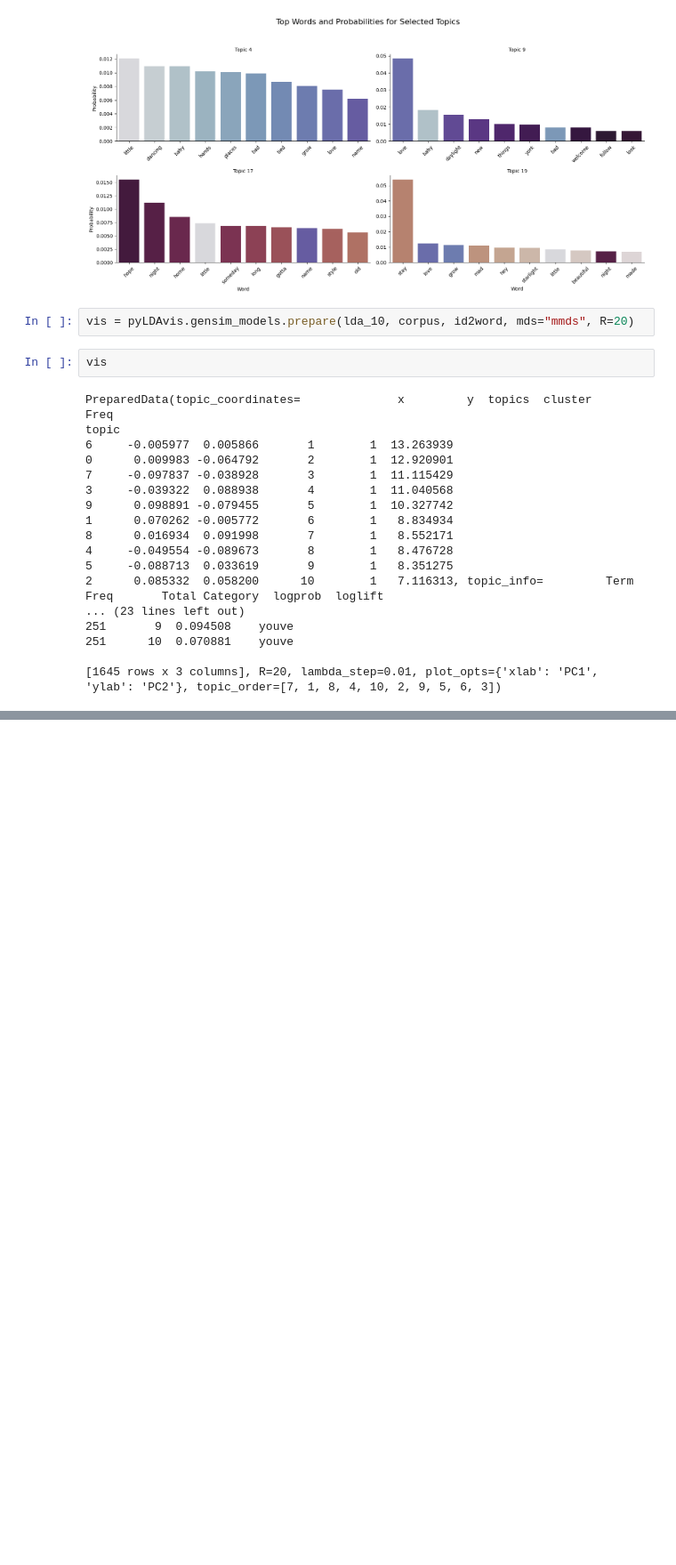
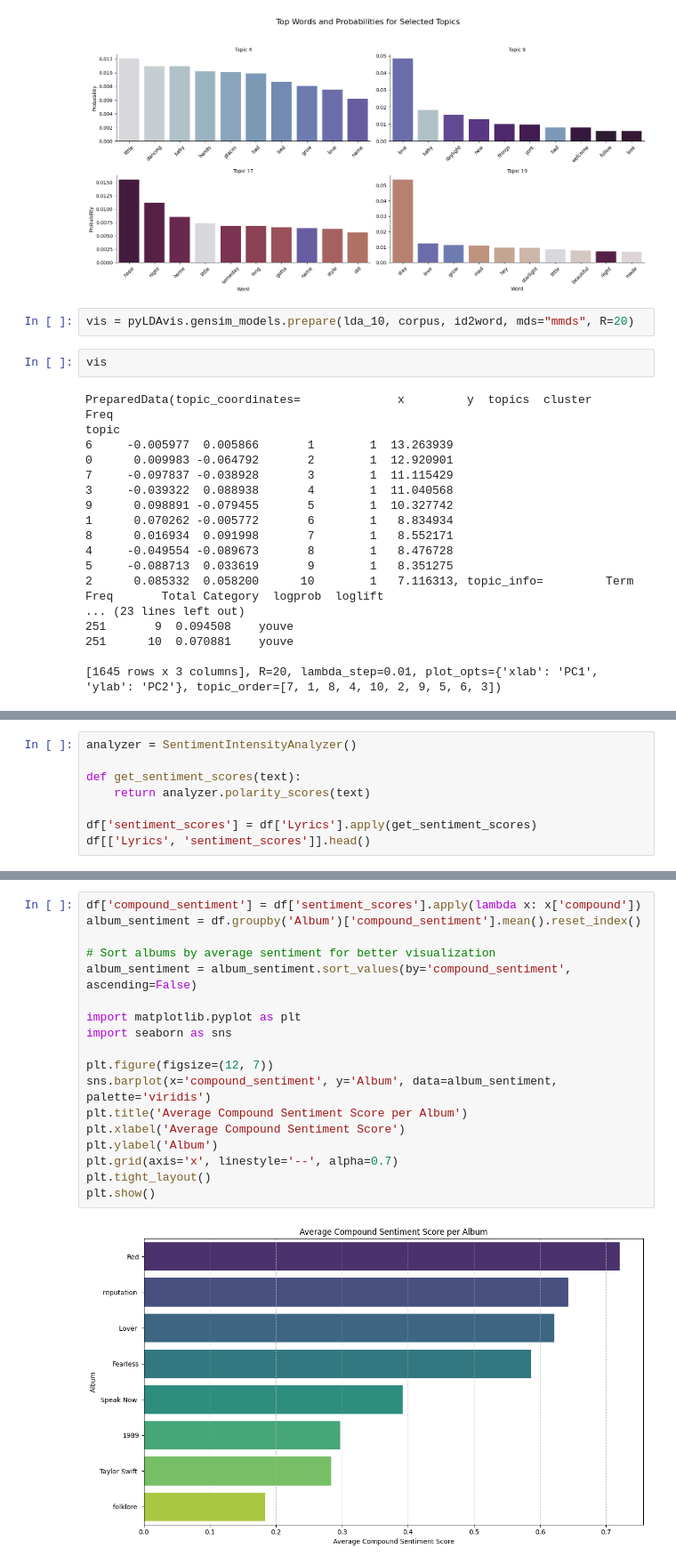
Before and after one commit to Sigurd-RW/lis4693, a Jupyter notebook: final project/Final_Project.ipynb, the cells around one changed output, grey strips where cells are left out. Shown at 89% size. Cells and saved outputs as stored; diff of their text form; blank space fills up the shorter version.

```diff
--- a/final project/Final_Project.ipynb
+++ b/final project/Final_Project.ipynb
@@ -314,0 +326,8 @@ topic
+# %%
+analyzer = SentimentIntensityAnalyzer()
+
+def get_sentiment_scores(text):
+    return analyzer.polarity_scores(text)
+
+df['sentiment_scores'] = df['Lyrics'].apply(get_sentiment_scores)
+df[['Lyrics', 'sentiment_scores']].head()
@@ -314,0 +341,20 @@ topic
+# %%
+df['compound_sentiment'] = df['sentiment_scores'].apply(lambda x: x['compound'])
+album_sentiment = df.groupby('Album')['compound_sentiment'].mean().reset_index()
+
+# Sort albums by average sentiment for better visualization
+album_sentiment = album_sentiment.sort_values(by='compound_sentiment', ascending=False)
+
+import matplotlib.pyplot as plt
+import seaborn as sns
+
+plt.figure(figsize=(12, 7))
+sns.barplot(x='compound_sentiment', y='Album', data=album_sentiment, palette='viridis')
+plt.title('Average Compound Sentiment Score per Album')
+plt.xlabel('Average Compound Sentiment Score')
+plt.ylabel('Album')
+plt.grid(axis='x', linestyle='--', alpha=0.7)
+plt.tight_layout()
+plt.show()
+# %% [output]
+[figure, added]
```
Also changed, not shown: parts of 4 cells of this notebook.
